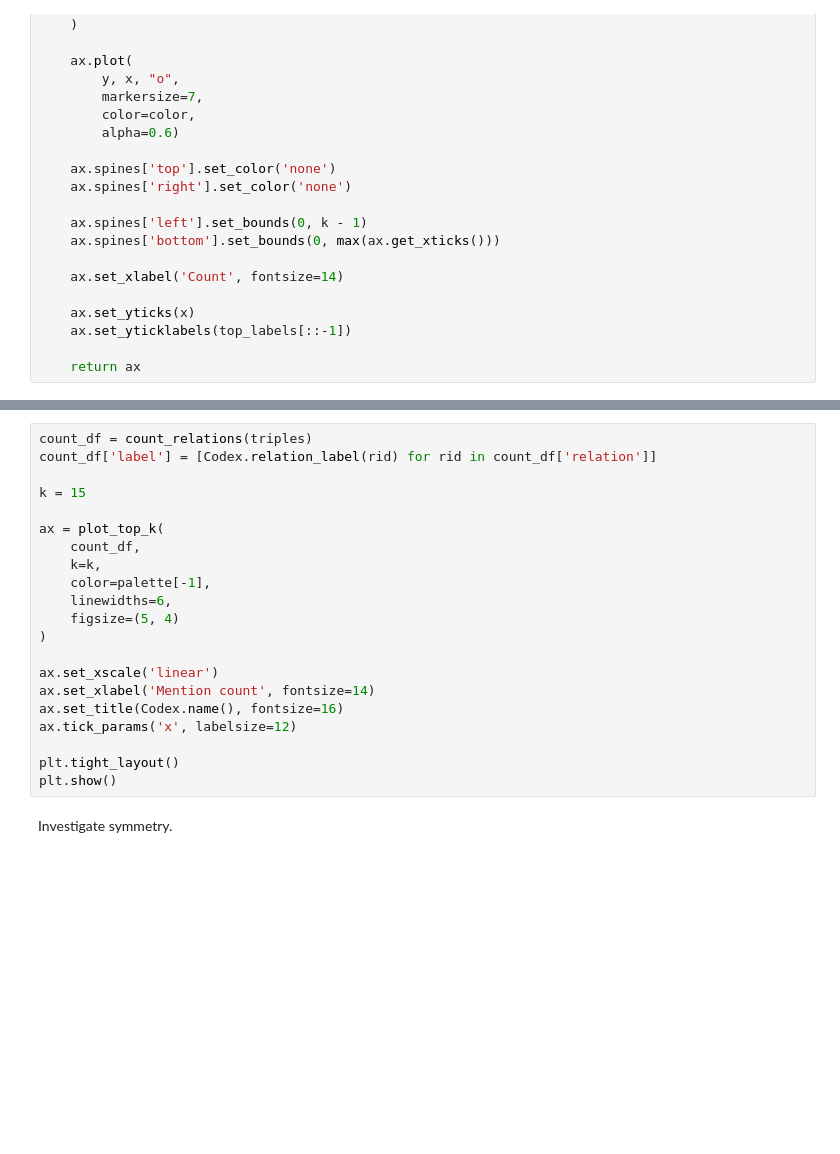
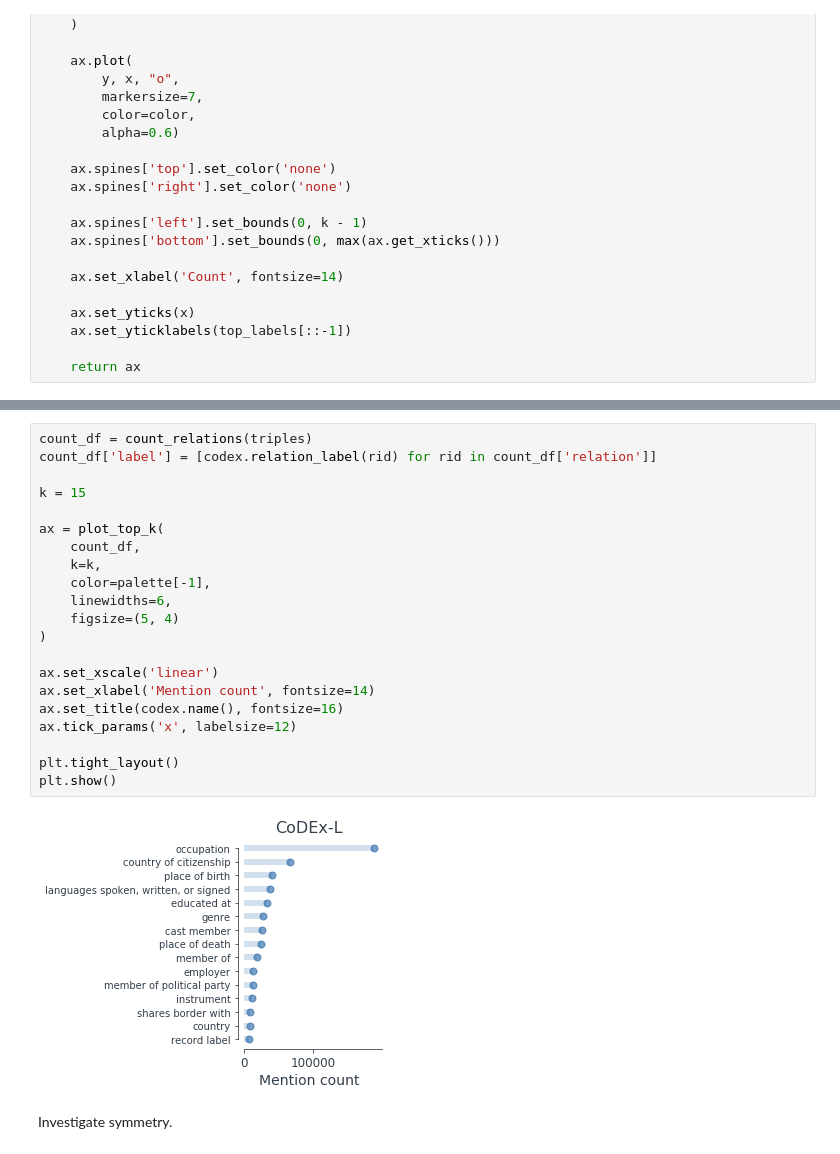
Before and after one commit to tsafavi/codex, a Jupyter notebook: Explore CoDEx.ipynb, the cells around one changed output, grey strips where cells are left out. Saved outputs shown, nothing was run; the diff lists cells and outputs as text; blank space fills up the shorter version.

```diff
--- a/Explore CoDEx.ipynb
+++ b/Explore CoDEx.ipynb
@@ -356,24 +361,26 @@ plt.show()
 # %%
 count_df = count_relations(triples)
-count_df['label'] = [Codex.relation_label(rid) for rid in count_df['relation']]
+count_df['label'] = [codex.relation_label(rid) for rid in count_df['relation']]
 
 k = 15
 
 ax = plot_top_k(
     count_df,
     k=k,
     color=palette[-1],
     linewidths=6,
     figsize=(5, 4)
 )
 
 ax.set_xscale('linear')
 ax.set_xlabel('Mention count', fontsize=14)
-ax.set_title(Codex.name(), fontsize=16)
+ax.set_title(codex.name(), fontsize=16)
 ax.tick_params('x', labelsize=12)
 
 plt.tight_layout()
 plt.show()
+# %% [output]
+[figure, added]
 # %% [markdown]
 Investigate symmetry.
 # %%
```
Also changed, not shown: parts of 22 cells of this notebook, 5 other files.
